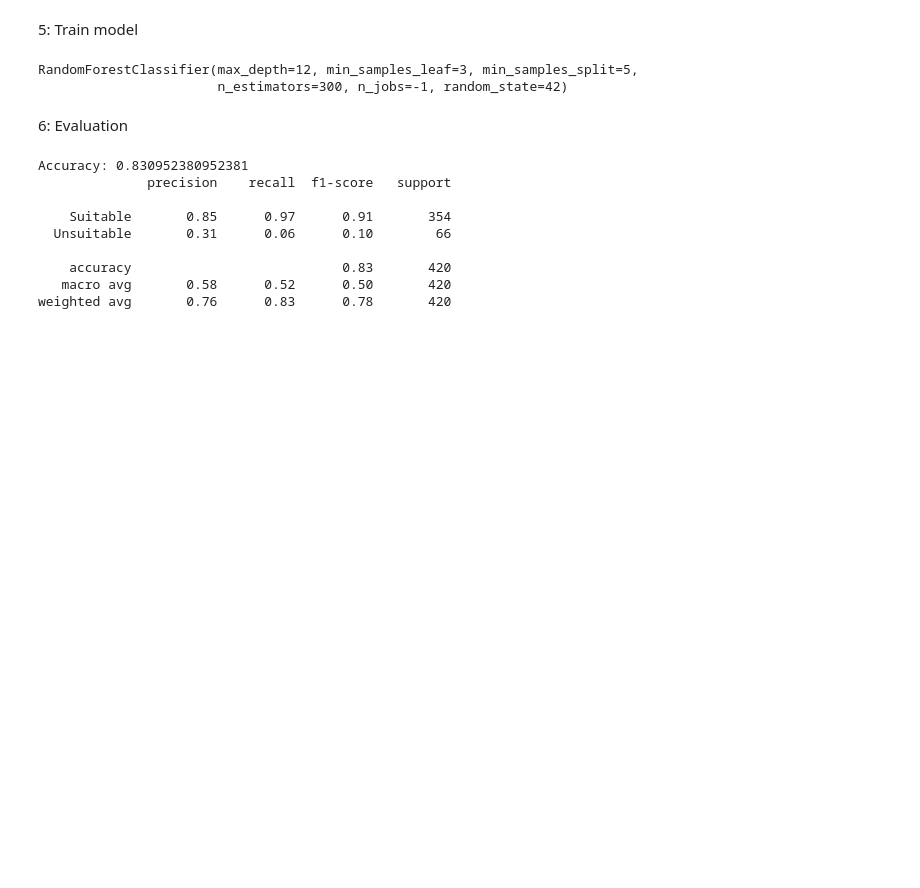
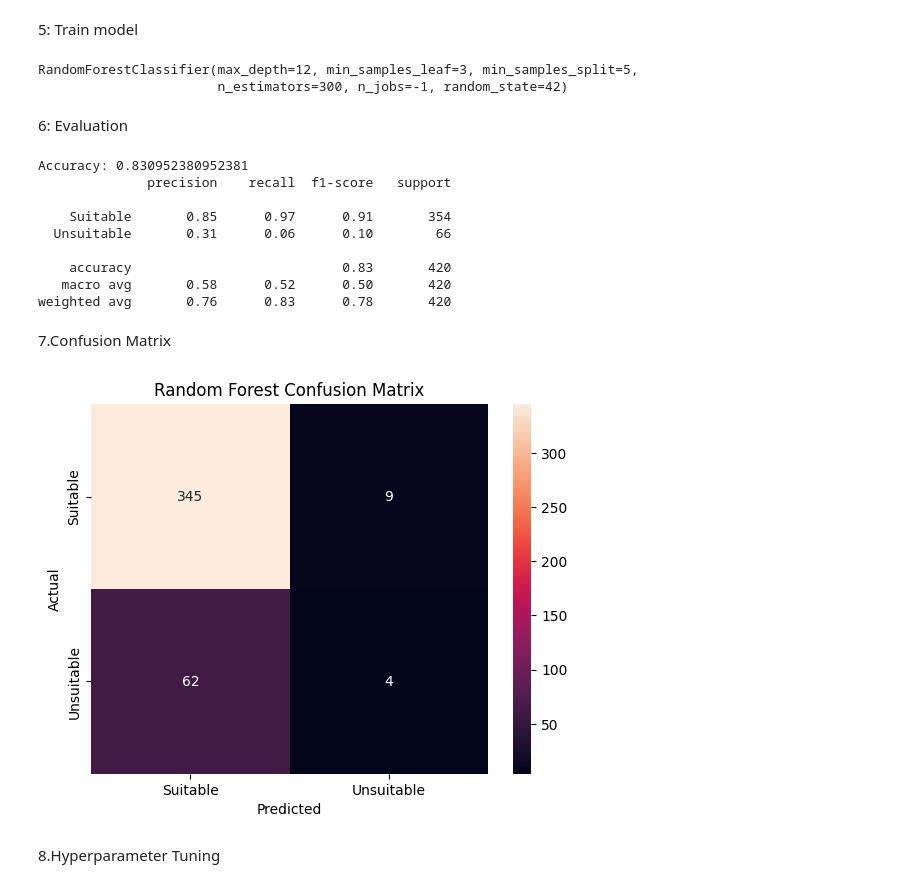
Before and after one commit to isumakm/Weather-Prediction-and-Crop-Recommendation-System-, a Jupyter notebook: Single_Crop_Analysis_–_Model_Training_.ipynb, the cells around one changed output. Saved outputs shown, nothing was run; the diff lists cells and outputs as text; code cells hidden in the pictures; blank space fills up the shorter version.

```diff
--- a/Single_Crop_Analysis_–_Model_Training_.ipynb
+++ b/Single_Crop_Analysis_–_Model_Training_.ipynb
@@ -102,3 +102,23 @@ Accuracy: 0.830952380952381
     accuracy                           0.83       420
    macro avg       0.58      0.52      0.50       420
 weighted avg       0.76      0.83      0.78       420
+# %% [markdown]
+7.Confusion Matrix
+# %%
+from sklearn.metrics import confusion_matrix
+import seaborn as sns
+import matplotlib.pyplot as plt
+
+cm = confusion_matrix(y_test, y_pred)
+
+sns.heatmap(cm, annot=True, fmt="d",
+            xticklabels=le.classes_,
+            yticklabels=le.classes_)
+plt.xlabel("Predicted")
+plt.ylabel("Actual")
+plt.title("Random Forest Confusion Matrix")
+plt.show()
+# %% [output]
+[figure, added]
+# %% [markdown]
+8.Hyperparameter Tuning
```
Also changed, not shown: parts of 4 cells of this notebook.
